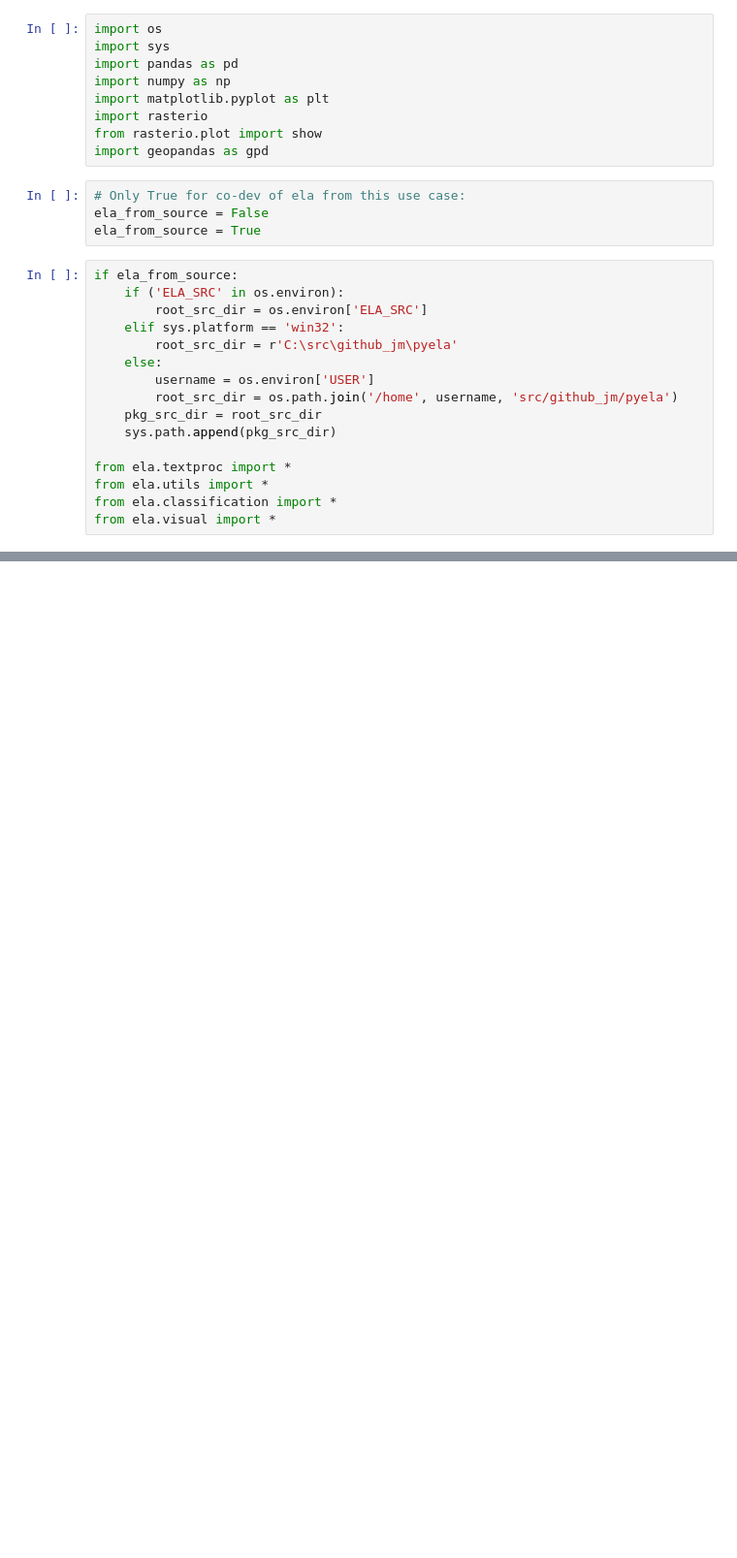
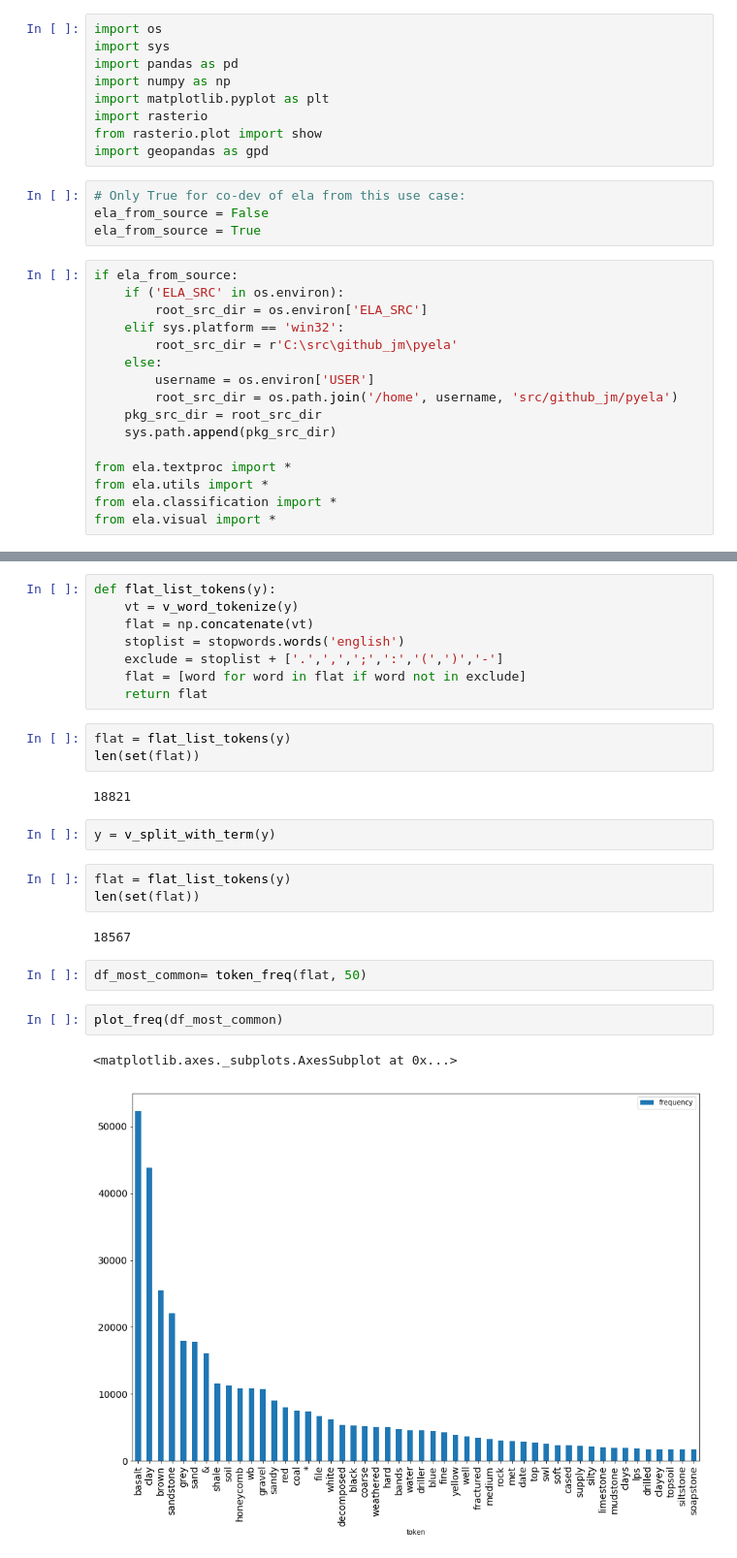
Before and after one commit to csiro-hydrogeology/pyela-doc, a Jupyter notebook: tutorials/lithology_classification_ml.ipynb, the cells around one changed output, grey strips where cells are left out. Shown at 97% size. Cells and saved outputs as stored; diff of their text form; blank space fills up the shorter version.

```diff
--- a/tutorials/lithology_classification_ml.ipynb
+++ b/tutorials/lithology_classification_ml.ipynb
@@ -69,0 +90,27 @@ Explaining if possible why DL so much better
+# %%
+def flat_list_tokens(y):
+    vt = v_word_tokenize(y)
+    flat = np.concatenate(vt)
+    stoplist = stopwords.words('english')
+    exclude = stoplist + ['.',',',';',':','(',')','-']
+    flat = [word for word in flat if word not in exclude]
+    return flat
+# %%
+flat = flat_list_tokens(y)
+len(set(flat))
+# %% [output]
+18821
+# %%
+y = v_split_with_term(y)
+# %%
+flat = flat_list_tokens(y)
+len(set(flat))
+# %% [output]
+18567
+# %%
+df_most_common= token_freq(flat, 50)
+# %%
+plot_freq(df_most_common)
+# %% [output]
+<matplotlib.axes._subplots.AxesSubplot at 0x...>
+[figure, added]
```
Also changed, not shown: parts of 28 cells of this notebook.
